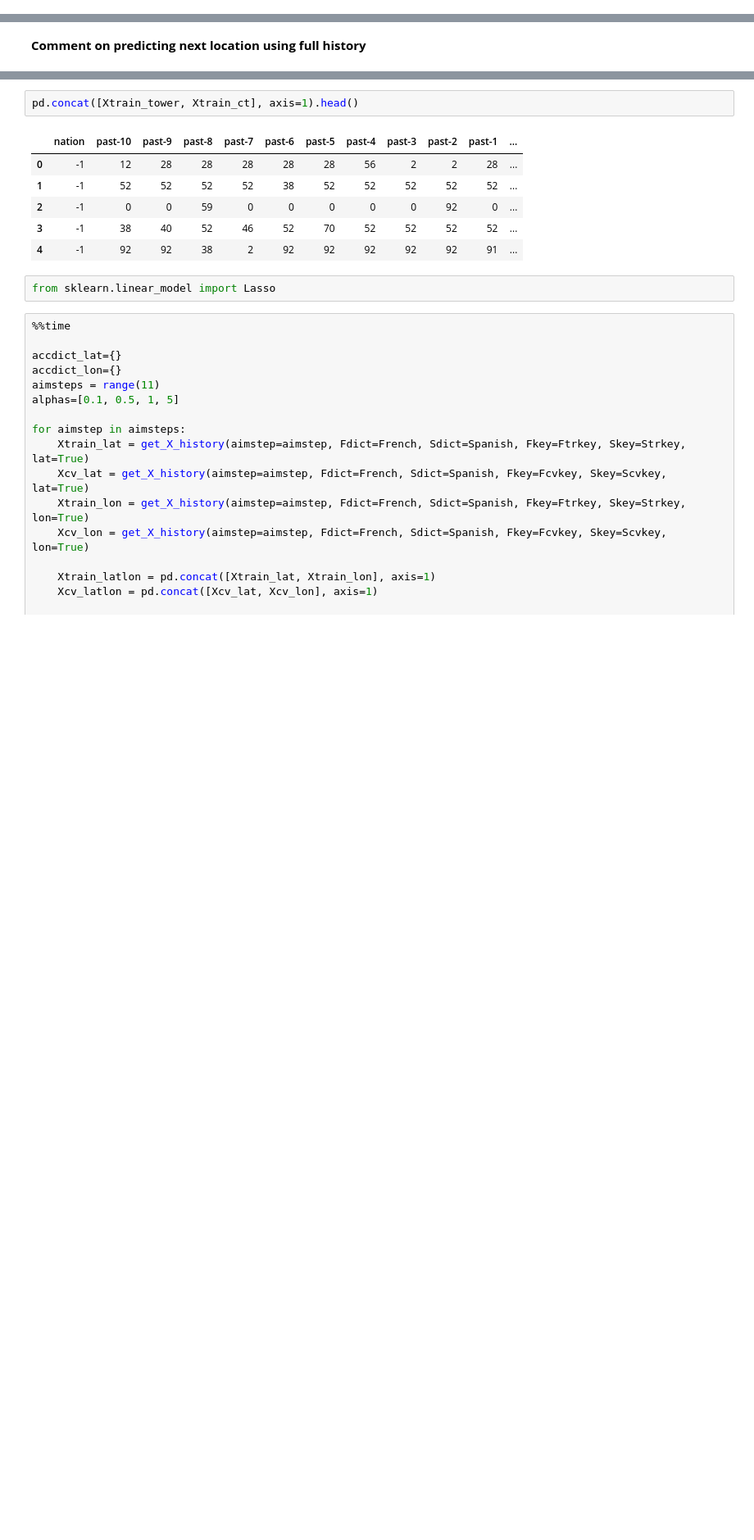
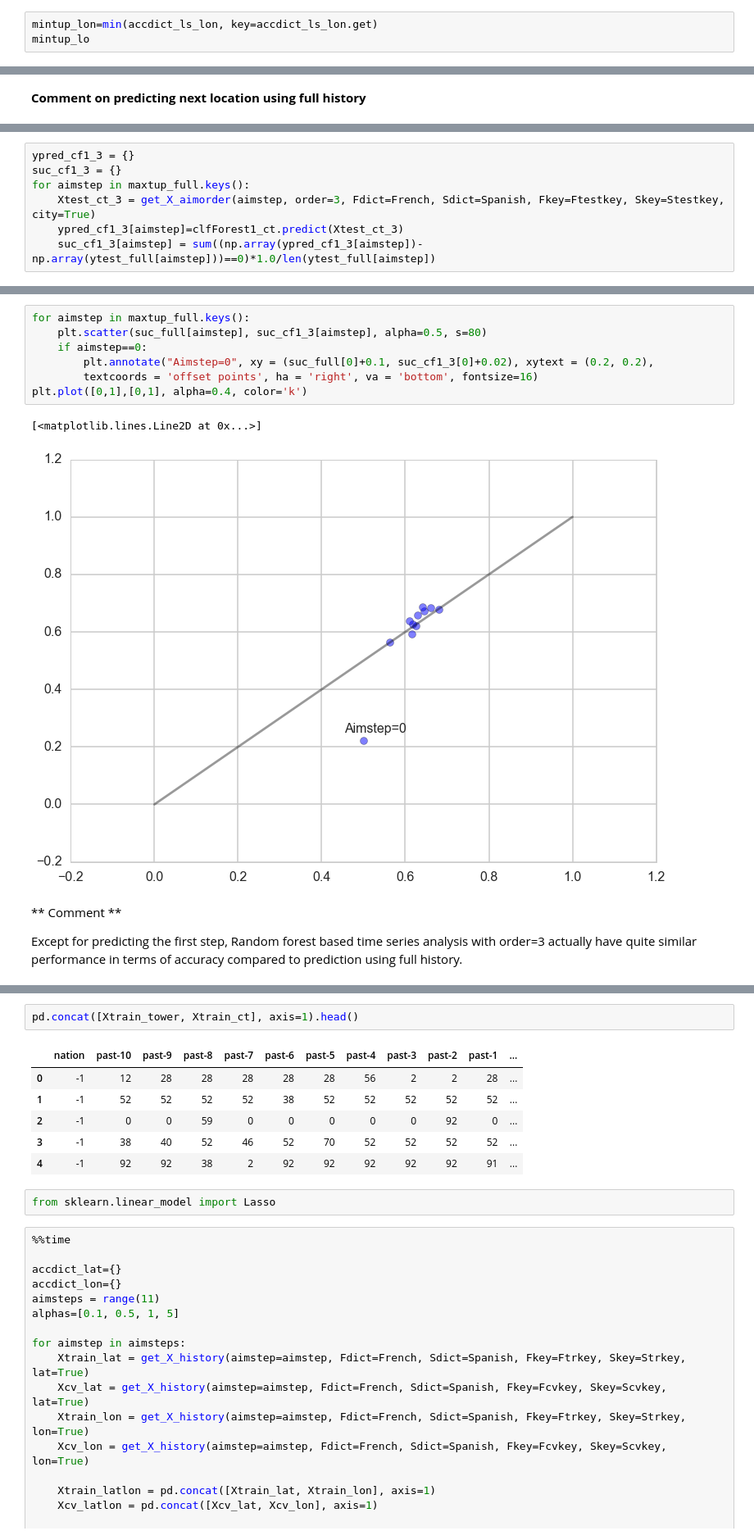
Before and after one commit to Firenze11/location_intelligence, a Jupyter notebook: FinalProject_Part2_Modeling.ipynb, the cells around one changed output, grey strips where cells are left out. Shown at 82% size. Drawn from its saved outputs; the diff is of its cells as text; blank space fills up the shorter version.

```diff
--- a/FinalProject_Part2_Modeling.ipynb
+++ b/FinalProject_Part2_Modeling.ipynb
@@ -572,0 +1048,3 @@ df
+# %%
+mintup_lon=min(accdict_ls_lon, key=accdict_ls_lon.get)
+mintup_lo
@@ -1161,0 +1632,7 @@ RMSE for City_RandomForest_step_3 2.02591930597
+# %%
+ypred_cf1_3 = {}
+suc_cf1_3 = {}
+for aimstep in maxtup_full.keys():
+    Xtest_ct_3 = get_X_aimorder(aimstep, order=3, Fdict=French, Sdict=Spanish, Fkey=Ftestkey, Skey=Stestkey, city=True)
+    ypred_cf1_3[aimstep]=clfForest1_ct.predict(Xtest_ct_3)
+    suc_cf1_3[aimstep] = sum((np.array(ypred_cf1_3[aimstep])-np.array(ytest_full[aimstep]))==0)*1.0/len(ytest_full[aimstep])
@@ -1162 +1653,15 @@ RMSE for City_RandomForest_step_3 2.02591930597
+# %%
+for aimstep in maxtup_full.keys():
+    plt.scatter(suc_full[aimstep], suc_cf1_3[aimstep], alpha=0.5, s=80)
+    if aimstep==0:
+        plt.annotate("Aimstep=0", xy = (suc_full[0]+0.1, suc_cf1_3[0]+0.02), xytext = (0.2, 0.2),
+        textcoords = 'offset points', ha = 'right', va = 'bottom', fontsize=16)
+plt.plot([0,1],[0,1], alpha=0.4, color='k')
+# %% [output]
+[<matplotlib.lines.Line2D at 0x...>]
+[figure, added]
+# %% [markdown]
+** Comment **
+
+Except for predicting the first step, Random forest based time series analysis with order=3 actually have quite similar performance in terms of accuracy compared to prediction using full history.
 # %% [markdown]
```
Also changed, not shown: parts of 110 cells of this notebook.
